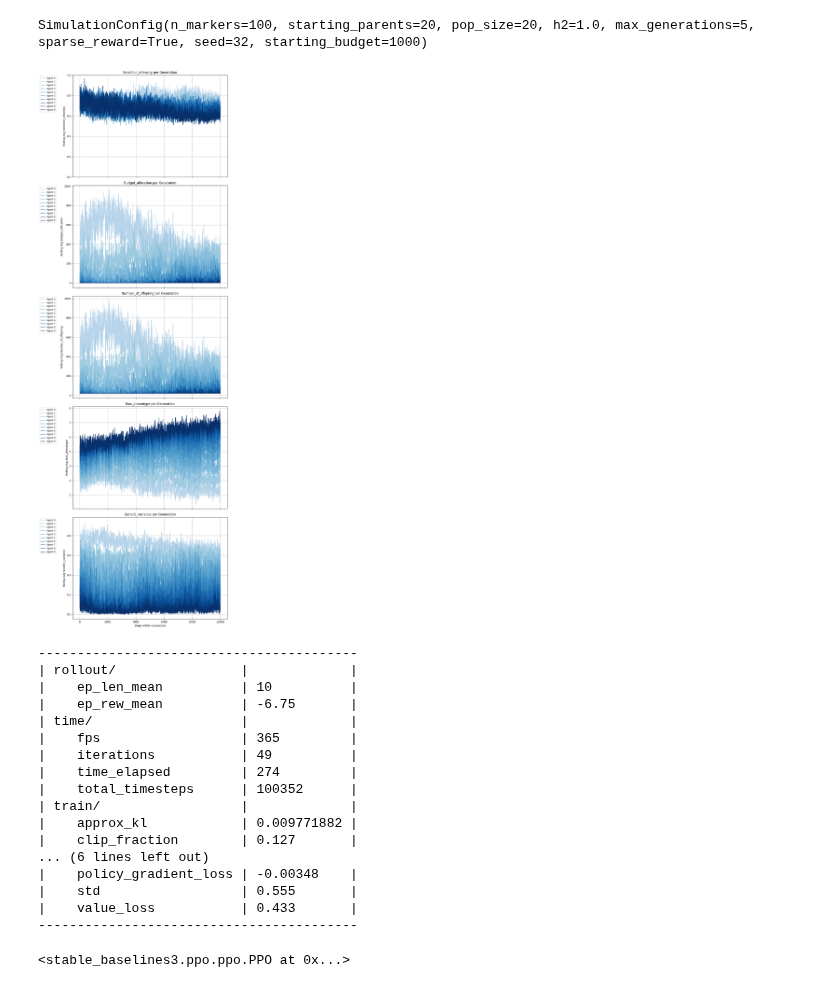
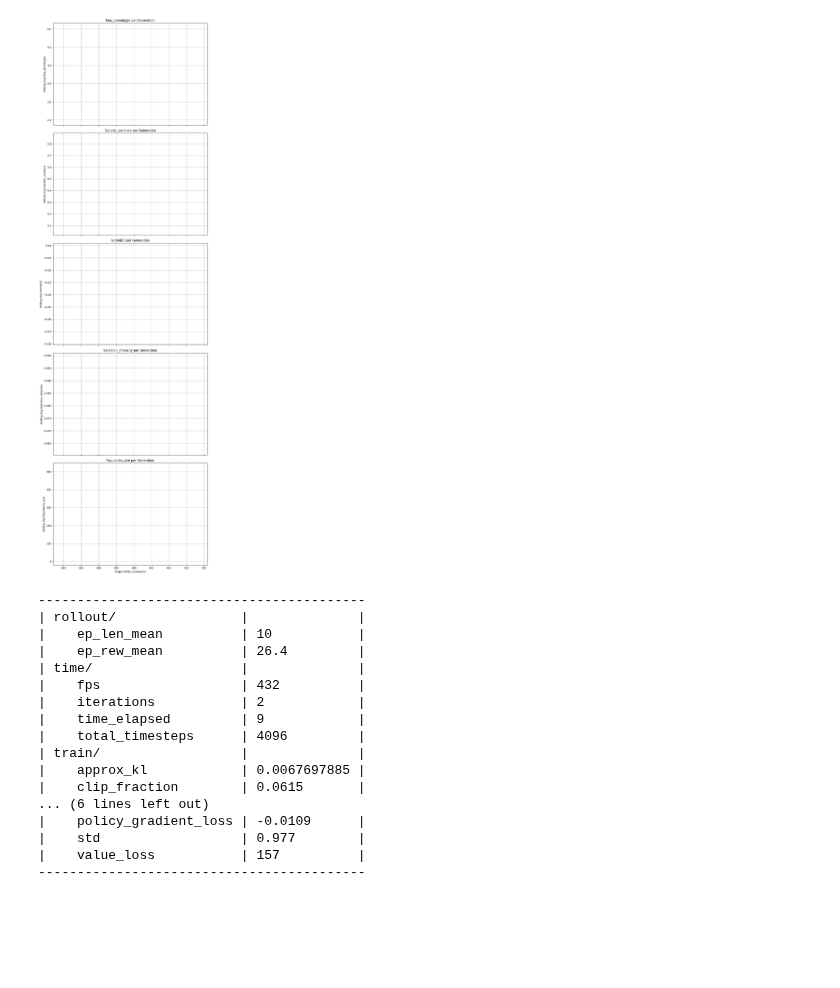
Before and after one commit to cjGO/ChewC, a Jupyter notebook: dev_nbs/BudgetAgent.ipynb, the cells around one changed output. Saved outputs shown, nothing was run; the diff lists cells and outputs as text; code cells hidden in the pictures; blank space fills up the shorter version.

```diff
--- a/dev_nbs/BudgetAgent.ipynb
+++ b/dev_nbs/BudgetAgent.ipynb
@@ -629,36 +577,31 @@ class BudgetEnvironment(gym.Env):
         }
 
         return observation, reward, done, False, info
-# %%
-config = SimulationConfig(n_markers=100, pop_size=20, starting_parents=20, max_generations=5, h2=1.0, seed=32)
-SP = SimParams(config)
-print(config)
-budget_env = BudgetEnvironment(SP,config)
-# %% [output]
-SimulationConfig(n_markers=100, starting_parents=20, pop_size=20, h2=1.0, max_generations=5, sparse_reward=True, seed=32, starting_budget=1000)
-# %%
-total_timesteps=100000
-budget_model = PPO("MultiInputPolicy", budget_env, device='cuda', verbose=1)
-vis_callback = GeneralizedVisualizationCallback(log_freq=1000)
-# Train the model
-budget_model.learn(total_timesteps=total_timesteps, callback=vis_callback)
-# %% [output]
-[figure, removed]
------------------------------------------
-| rollout/                |             |
-|    ep_len_mean          | 10          |
-|    ep_rew_mean          | -6.75       |
-| time/                   |             |
-|    fps                  | 365         |
-|    iterations           | 49          |
-|    time_elapsed         | 274         |
-|    total_timesteps      | 100352      |
-| train/                  |             |
-|    approx_kl            | 0.009771882 |
-|    clip_fraction        | 0.127       |
-... (6 lines left out)
-|    policy_gradient_loss | -0.00348    |
-|    std                  | 0.555       |
-|    value_loss           | 0.433       |
------------------------------------------
-<stable_baselines3.ppo.ppo.PPO at 0x...>
+# %%
+config = SimulationConfig(n_markers=100, max_generations=10, min_offspring=5, starting_budget=1000, starting_parents=130,pop_size=100,sparse_reward=False,seed=32)
+SP = SimParams(config)
+
+si_env = BudgetEnvironment(SP, config)
+si_model = PPO("MultiInputPolicy", si_env, device='cuda', verbose=1)
+# best_action, best_mean_max_phenotype, baseline_results = get_constant_action_baseline(si_env,)
+vis_callback = GeneralizedVisualizationCallback(log_freq=1000)
+si_model.learn(total_timesteps=config.max_generations * 50000, callback=vis_callback)
+# %% [output]
+[figure, added]
+------------------------------------------
+| rollout/                |              |
+|    ep_len_mean          | 10           |
+|    ep_rew_mean          | 26.4         |
+| time/                   |              |
+|    fps                  | 432          |
+|    iterations           | 2            |
+|    time_elapsed         | 9            |
+|    total_timesteps      | 4096         |
+| train/                  |              |
+|    approx_kl            | 0.0067697885 |
+|    clip_fraction        | 0.0615       |
+... (6 lines left out)
+|    policy_gradient_loss | -0.0109      |
+|    std                  | 0.977        |
+|    value_loss           | 157          |
+------------------------------------------
```
Also changed, not shown: parts of 6 cells of this notebook.
